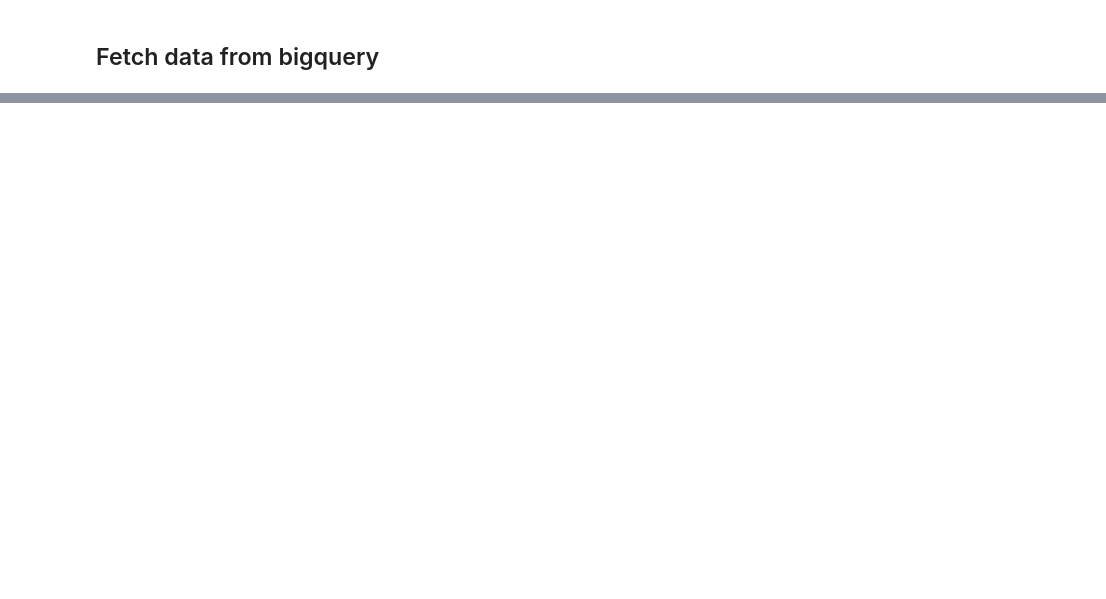
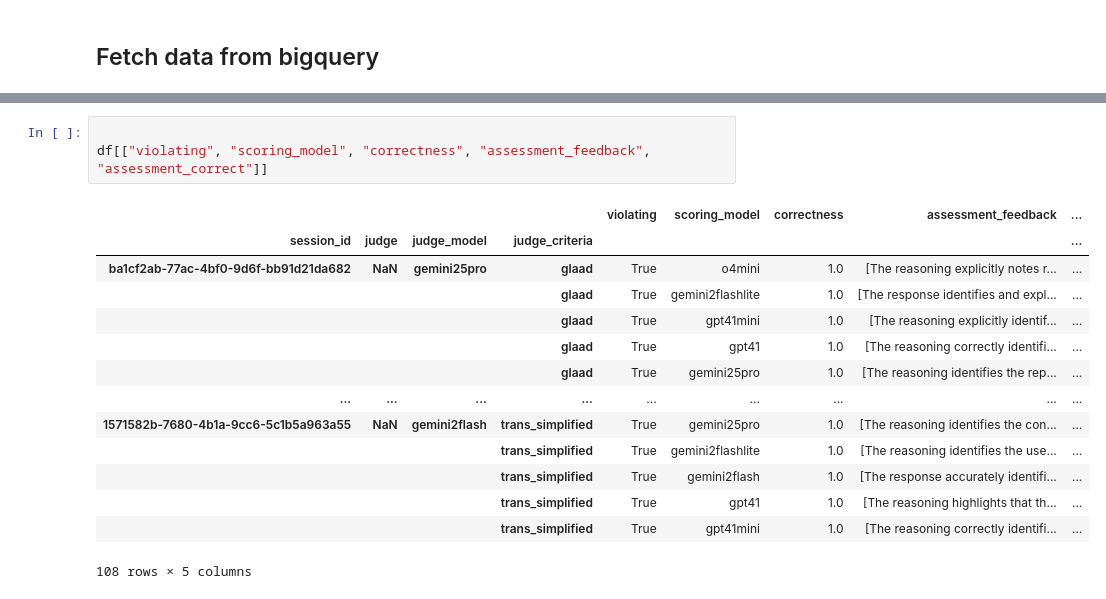
Before and after one commit to qut-dmrc/buttermilk, a Jupyter notebook: examples/tja_scores.ipynb, the cells around one changed output, grey strips where cells are left out. Cells and saved outputs as stored; diff of their text form; blank space fills up the shorter version.

```diff
--- a/examples/tja_scores.ipynb
+++ b/examples/tja_scores.ipynb
@@ -27,0 +70,18 @@ Job ID: 30bf611b-c047-4fbf-8865-822f6576d0e3
+# %%
+
+df[["violating", "scoring_model", "correctness", "assessment_feedback", "assessment_correct"]]
+# %% [output]
+|  |  |  |  | violating | scoring_model | correctness | assessment_feedback | ... |
+| session_id | judge | judge_model | judge_criteria |  |  |  |  | ... |
+| ba1cf2ab-77ac-4bf0-9d6f-bb91d21da682 | NaN | gemini25pro | glaad | True | o4mini | 1.0 | [The reasoning explicitly notes r... | ... |
+|  |  |  | glaad | True | gemini2flashlite | 1.0 | [The response identifies and expl... | ... |
+|  |  |  | glaad | True | gpt41mini | 1.0 | [The reasoning explicitly identif... | ... |
+|  |  |  | glaad | True | gpt41 | 1.0 | [The reasoning correctly identifi... | ... |
+|  |  |  | glaad | True | gemini25pro | 1.0 | [The reasoning identifies the rep... | ... |
+| ... | ... | ... | ... | ... | ... | ... | ... | ... |
+| 1571582b-7680-4b1a-9cc6-5c1b5a963a55 | NaN | gemini2flash | trans_simplified | True | gemini25pro | 1.0 | [The reasoning identifies the con... | ... |
+|  |  |  | trans_simplified | True | gemini2flashlite | 1.0 | [The reasoning identifies the use... | ... |
+|  |  |  | trans_simplified | True | gemini2flash | 1.0 | [The response accurately identifi... | ... |
+|  |  |  | trans_simplified | True | gpt41 | 1.0 | [The reasoning highlights that th... | ... |
+|  |  |  | trans_simplified | True | gpt41mini | 1.0 | [The reasoning correctly identifi... | ... |
+108 rows × 5 columns
```
Also changed, not shown: parts of 9 cells of this notebook.
